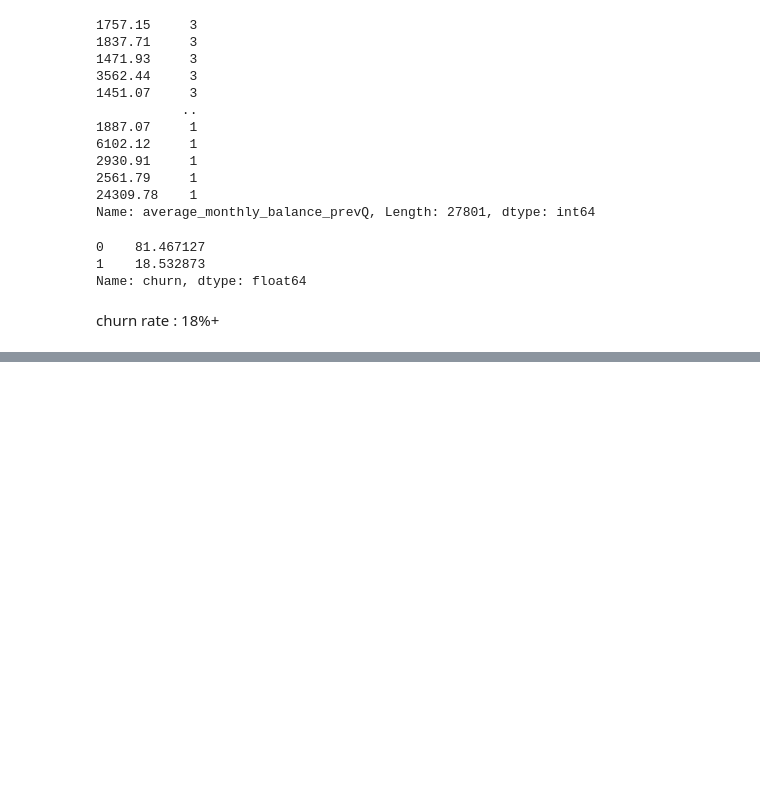
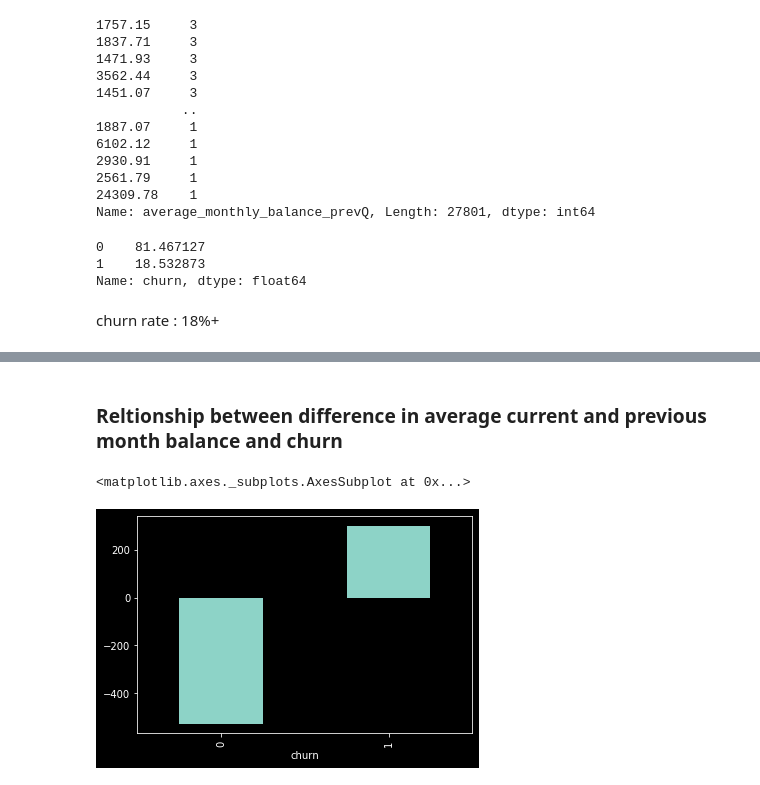
Before and after one commit to vinaykumar7686/Churn-Prediction, a Jupyter notebook: churn_prediction.ipynb, the cells around one changed output, grey strips where cells are left out. Drawn from its saved outputs; the diff is of its cells as text; code cells hidden in the pictures; blank space fills up the shorter version.

```diff
--- a/churn_prediction.ipynb
+++ b/churn_prediction.ipynb
@@ -214,0 +269,8 @@ churn rate : 18%+
+# %% [markdown]
+### Reltionship between difference in average current and previous month balance and churn
+# %%
+df['diff_avg_balance'] = df['average_monthly_balance_prevQ2'] - df['average_monthly_balance_prevQ']
+df.groupby('churn')['diff_avg_balance'].mean().plot.bar()
+# %% [output]
+<matplotlib.axes._subplots.AxesSubplot at 0x...>
+[figure, added]
```
Also changed, not shown: parts of 11 cells of this notebook.
